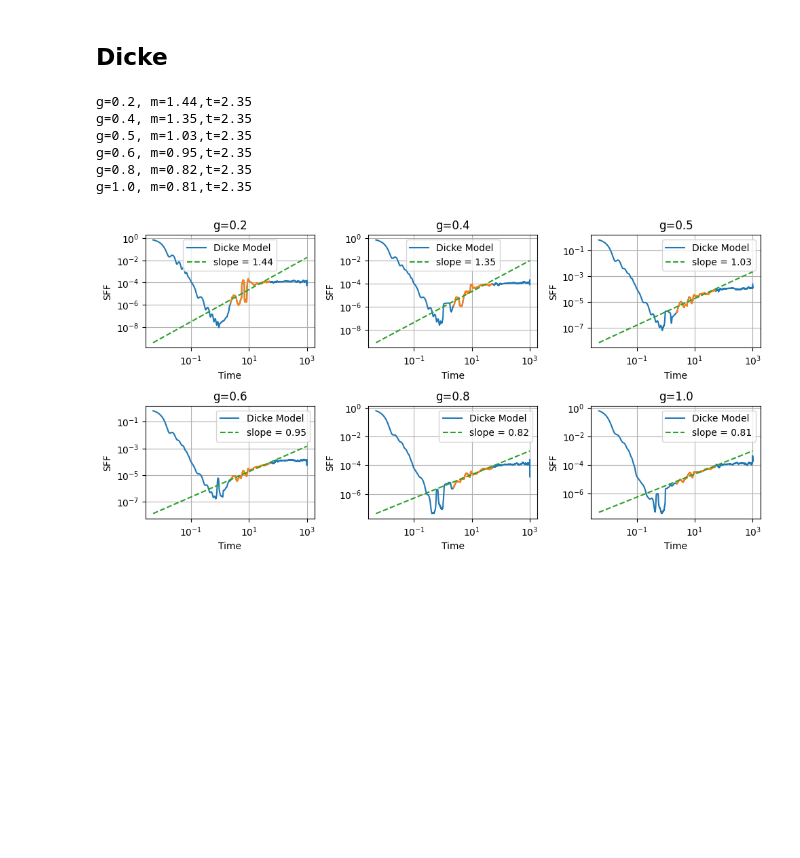
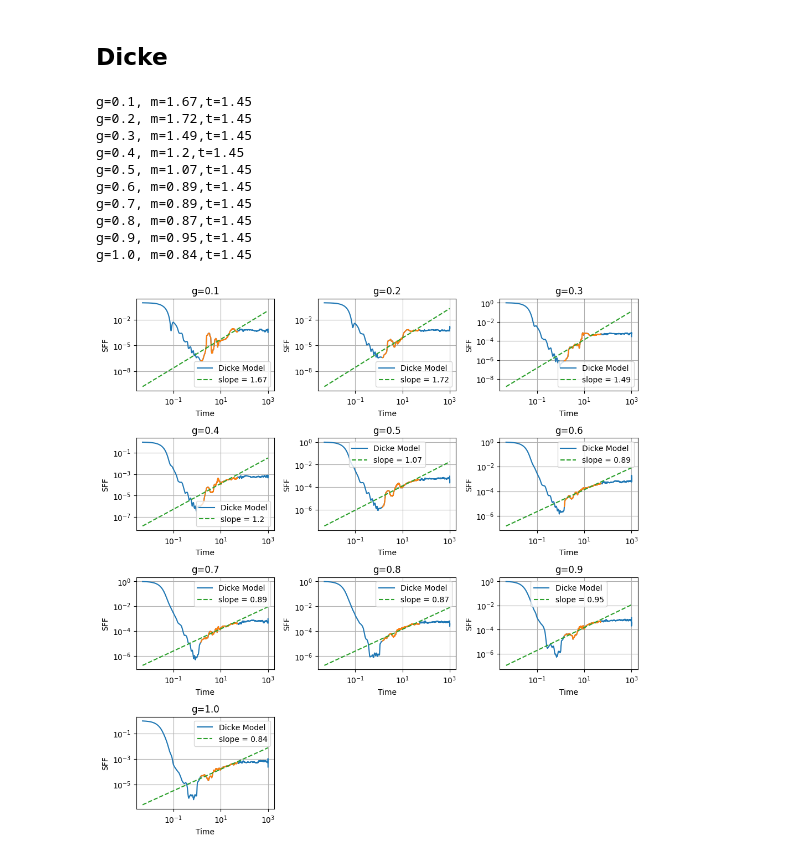
Before and after one commit to prasad42/Dicke_SFF, a Jupyter notebook: plot_SFF_Slope.ipynb, the cells around one changed output. Drawn from its saved outputs; the diff is of its cells as text; code cells hidden in the pictures; blank space fills up the shorter version.

```diff
--- a/plot_SFF_Slope.ipynb
+++ b/plot_SFF_Slope.ipynb
@@ -19,11 +28,11 @@ plt.xlim(1e-3,1e3)
 plt.ylim(1e-7,1)
 
 # GOE data
-data1 = np.loadtxt(f"SFF_GOE/goe_sff_data,j={j},M={M},N={N},ntraj=1000.dat",dtype=complex)
+data1 = np.loadtxt(f"SFF/goe_sff_data,j={j},M={M},N={N},ntraj=1000.dat",dtype=complex)
 
 # Isolate the ramp
 indl = int(2.05e3); indr = int(4e3)
-indl = int(2.1e3); indr = int(3.4e3)
+indl = int(2e3); indr = int(3.4e3)
 data_ramp_GOE = data1[indl:indr]
 
 # Plot the actual data
@@ -32,13 +41,13 @@ plt.plot(data1[0],data1[1],label=f"GOE")
 
 # Plot the ramp
 data_ramp_GOE = np.column_stack(data_ramp_GOE)
-plt.plot(data_ramp_GOE[0], data_ramp_GOE[1])
+# plt.plot(data_ramp_GOE[0], data_ramp_GOE[1])
 
 # Plot the fit
 # Fit the ramp
 m,b = np.polyfit(np.log10(data_ramp_GOE[0]),np.log10(data_ramp_GOE[1]),1)
-print(f"g={round(g_arr[g_ind],2)}, m={round(np.real(m),2)},t={round(np.real(data1[0][indl]),2)}")
-plt.plot(data1[0], 10**b*data1[0]**m,'--',label= f"slope = {round(np.real(m),2)}")
+# print(f"g={round(g_arr[g_ind],2)}, m={round(np.real(m),2)},t={round(np.real(data1[0][indl]),2)}")
+# plt.plot(data1[0], 10**b*data1[0]**m,'--',label= f"slope = {round(np.real(m),2)}")
 #plt.plot(data[0], 10**b*data[0]**m,'--',label=f"g={np.round(g_arr[g_ind])}, m={round(np.real(m),2)}")
 
 plt.legend()
@@ -52,7 +60,7 @@ g=1.0, m=0.93,t=1.9
 ## Dicke
 # %%
 g_arr = [0.1, 0.2, 0.3, 0.4, 0.5, 0.6, 0.7, 0.8, 0.9, 1.0]
-g_arr = [0.2, 0.4, 0.5, 0.6, 0.8, 1.0]
+# g_arr = [0.2, 0.4, 0.5, 0.6, 0.8, 1.0]
 # %%
 dataList = []
 for g in g_arr:
@@ -77,41 +85,45 @@ for g_ind, data in enumerate(dataList):
     plt.xscale('log')
     plt.yscale('log')
     plt.xlabel("Time")
     plt.ylabel("SFF")
     # plt.xlim(1e-3,1e3)
     # plt.ylim(1e-7,1)
 
     # Isolate the ramp
-    indl = int(2.1e3); indr = int(3.4e3)
+    indl = int(2e3); indr = int(3.4e3)
     data_ramp = data[indl:indr]
 
     # Plot the actual data
     data = np.column_stack(data)
     plt.plot(data[0],data[1],label="Dicke Model")
 
     # Plot the ramp
     data_ramp = np.column_stack(data_ramp)
     plt.plot(data_ramp[0], data_ramp[1])
 
     # Plot the fit
     # Fit the ramp
     m,b = np.polyfit(np.log10(data_ramp[0]),np.log10(data_ramp[1]),1)
     print(f"g={round(g_arr[g_ind],2)}, m={round(np.real(m),2)},t={round(np.real(data[0][indl]),2)}")
     plt.plot(data[0], 10**b*data[0]**m,'--',label= f"slope = {round(np.real(m),2)}")
     m_arr.append(m)
     plt.legend()
     plt.tight_layout()
     plt.grid()
 plt.savefig('Dicke SFF Slope')
 plt.show()
 # %% [output]
-g=0.2, m=1.44,t=2.35
-g=0.4, m=1.35,t=2.35
-g=0.5, m=1.03,t=2.35
-g=0.6, m=0.95,t=2.35
-g=0.8, m=0.82,t=2.35
-g=1.0, m=0.81,t=2.35
+g=0.1, m=1.67,t=1.45
+g=0.2, m=1.72,t=1.45
+g=0.3, m=1.49,t=1.45
+g=0.4, m=1.2,t=1.45
+g=0.5, m=1.07,t=1.45
+g=0.6, m=0.89,t=1.45
+g=0.7, m=0.89,t=1.45
+g=0.8, m=0.87,t=1.45
+g=0.9, m=0.95,t=1.45
+g=1.0, m=0.84,t=1.45
-[figure, old version]
+[figure, new version]
 # %%
 plt.plot(g_arr,m_arr,'-o',label='Dicke model')
 plt.xlabel('g')
```
Also changed, not shown: parts of 4 cells of this notebook, 6 other files.
